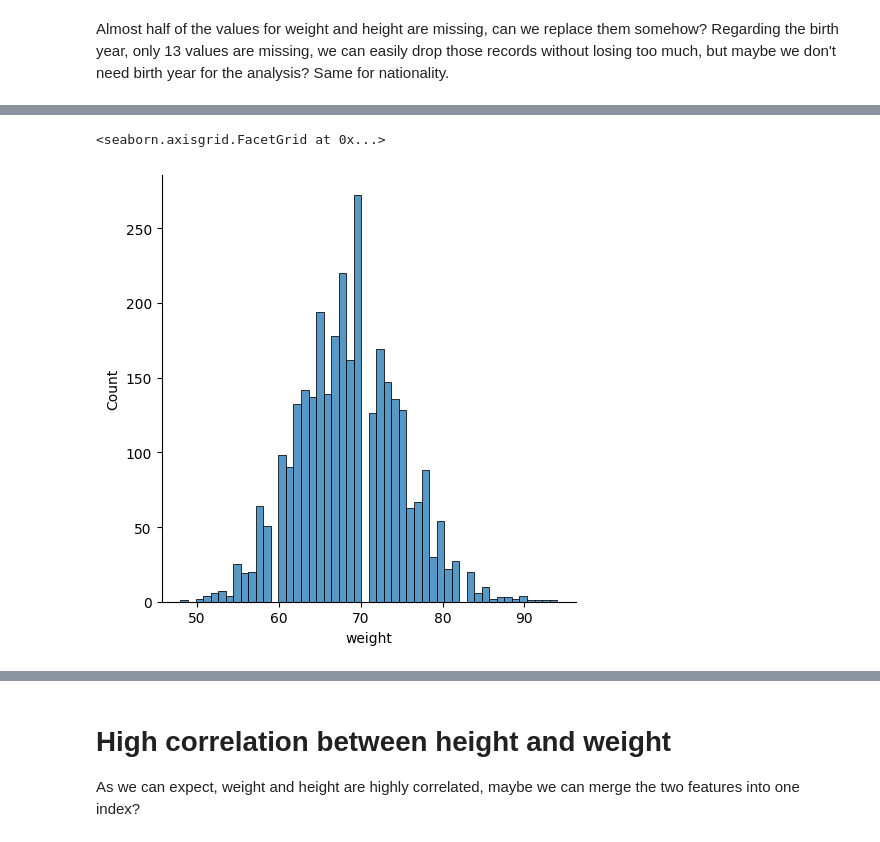
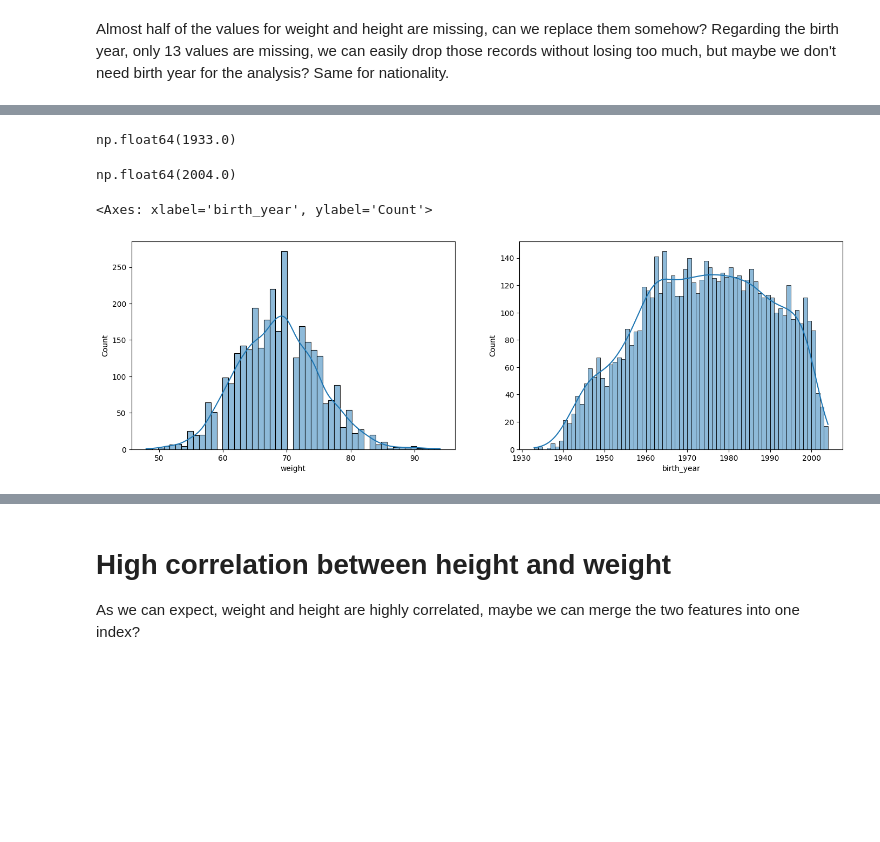
Before and after one commit to fefex302/Data-Mining, a Jupyter notebook: Data_Understanding.ipynb, the cells around one changed output, grey strips where cells are left out. Saved outputs shown, nothing was run; the diff lists cells and outputs as text; code cells hidden in the pictures; blank space fills up the shorter version.

```diff
--- a/Data_Understanding.ipynb
+++ b/Data_Understanding.ipynb
@@ -203,14 +157,31 @@ WARNING: There was an error checking the latest version of pip.
-# %%
-import seaborn
-
-seaborn.displot(cyclists,
-                x="weight",
-                kind="hist",
-                row_order="desc",
-                bins=50)
-# %% [output]
-<seaborn.axisgrid.FacetGrid at 0x...>
-[figure, removed]
+# %%
+cyclists['birth_year'].min()
+# %% [output]
+np.float64(1933.0)
+# %%
+cyclists['birth_year'].max()
+# %% [output]
+np.float64(2004.0)
+# %%
+import seaborn as sns
+from matplotlib import pyplot as plt
+
+fig, axs = plt.subplots(1, 2, figsize=(17, 5))  # 1 riga, 3 colonne
+
+sns.histplot(cyclists,
+            x="weight",
+            bins=50,
+            kde=True,
+            ax=axs[0])  # Disegna sull'asse specifico
+
+sns.histplot(cyclists,
+            x="birth_year",
+            bins=71,
+            kde=True,
+            ax=axs[1])  # Disegna sull'asse specifico
+# %% [output]
+<Axes: xlabel='birth_year', ylabel='Count'>
+[figure, added]
 # %%
 !pip install scipy
 # %% [output]
```
Also changed, not shown: parts of 21 cells of this notebook, 1 other file.
